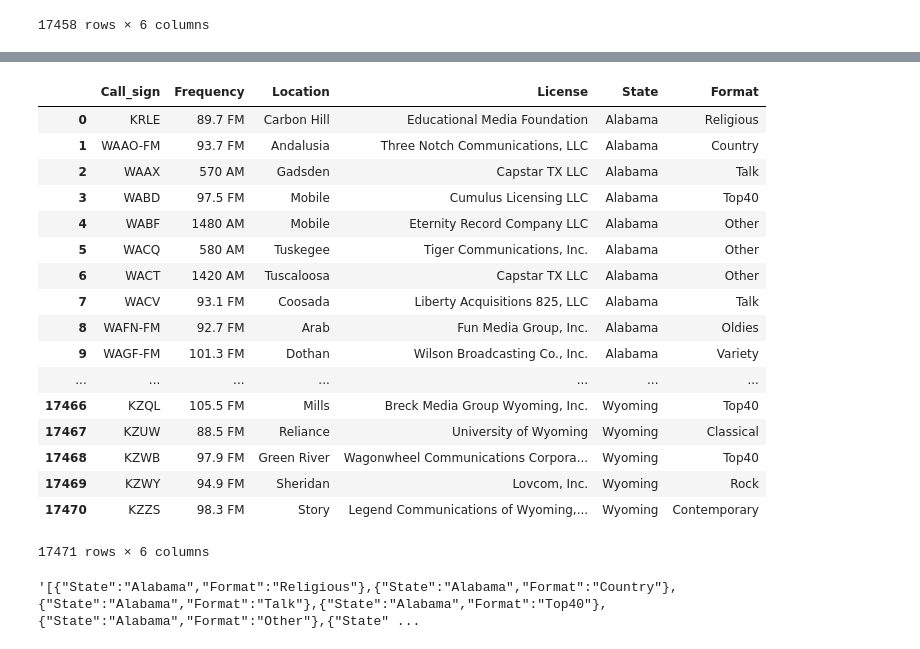
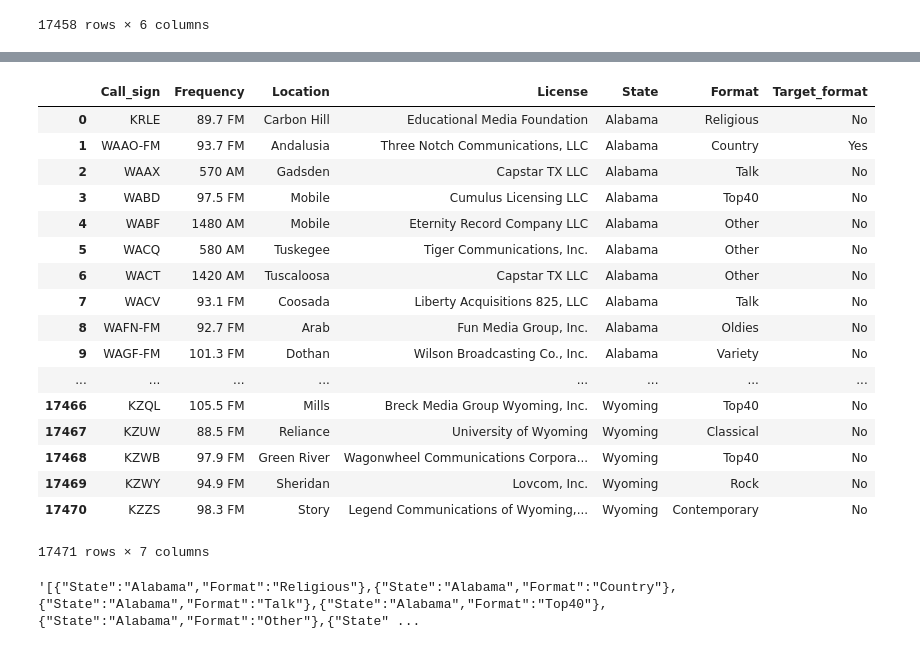
Before and after one commit to nancyculley/Medium-Data, a Jupyter notebook: Radio scrape - NC.ipynb, the cells around one changed output, grey strips where cells are left out. Drawn from its saved outputs; the diff is of its cells as text; code cells hidden in the pictures.

```diff
--- a/Radio scrape - NC.ipynb
+++ b/Radio scrape - NC.ipynb
@@ -114,22 +114,23 @@ radio_df
 # %%
 radio_df.Format.fillna(value="Other", inplace=True)
+radio_df.Target_format.fillna(value="No", inplace=True)
 radio_df
 # %% [output]
-|  | Call_sign | Frequency | Location | License | State | Format |
-| 0 | KRLE | 89.7 FM | Carbon Hill | Educational Media Foundation | Alabama | Religious |
-| 1 | WAAO-FM | 93.7 FM | Andalusia | Three Notch Communications, LLC | Alabama | Country |
-| 2 | WAAX | 570 AM | Gadsden | Capstar TX LLC | Alabama | Talk |
-| 3 | WABD | 97.5 FM | Mobile | Cumulus Licensing LLC | Alabama | Top40 |
-| 4 | WABF | 1480 AM | Mobile | Eternity Record Company LLC | Alabama | Other |
-| 5 | WACQ | 580 AM | Tuskegee | Tiger Communications, Inc. | Alabama | Other |
-| 6 | WACT | 1420 AM | Tuscaloosa | Capstar TX LLC | Alabama | Other |
-| 7 | WACV | 93.1 FM | Coosada | Liberty Acquisitions 825, LLC | Alabama | Talk |
-| 8 | WAFN-FM | 92.7 FM | Arab | Fun Media Group, Inc. | Alabama | Oldies |
-| 9 | WAGF-FM | 101.3 FM | Dothan | Wilson Broadcasting Co., Inc. | Alabama | Variety |
-| ... | ... | ... | ... | ... | ... | ... |
-| 17466 | KZQL | 105.5 FM | Mills | Breck Media Group Wyoming, Inc. | Wyoming | Top40 |
-| 17467 | KZUW | 88.5 FM | Reliance | University of Wyoming | Wyoming | Classical |
-| 17468 | KZWB | 97.9 FM | Green River | Wagonwheel Communications Corpora... | Wyoming | Top40 |
-| 17469 | KZWY | 94.9 FM | Sheridan | Lovcom, Inc. | Wyoming | Rock |
-| 17470 | KZZS | 98.3 FM | Story | Legend Communications of Wyoming,... | Wyoming | Contemporary |
+|  | Call_sign | Frequency | Location | License | State | Format | Target_format |
+| 0 | KRLE | 89.7 FM | Carbon Hill | Educational Media Foundation | Alabama | Religious | No |
+| 1 | WAAO-FM | 93.7 FM | Andalusia | Three Notch Communications, LLC | Alabama | Country | Yes |
+| 2 | WAAX | 570 AM | Gadsden | Capstar TX LLC | Alabama | Talk | No |
+| 3 | WABD | 97.5 FM | Mobile | Cumulus Licensing LLC | Alabama | Top40 | No |
+| 4 | WABF | 1480 AM | Mobile | Eternity Record Company LLC | Alabama | Other | No |
+| 5 | WACQ | 580 AM | Tuskegee | Tiger Communications, Inc. | Alabama | Other | No |
+| 6 | WACT | 1420 AM | Tuscaloosa | Capstar TX LLC | Alabama | Other | No |
+| 7 | WACV | 93.1 FM | Coosada | Liberty Acquisitions 825, LLC | Alabama | Talk | No |
+| 8 | WAFN-FM | 92.7 FM | Arab | Fun Media Group, Inc. | Alabama | Oldies | No |
+| 9 | WAGF-FM | 101.3 FM | Dothan | Wilson Broadcasting Co., Inc. | Alabama | Variety | No |
+| ... | ... | ... | ... | ... | ... | ... | ... |
+| 17466 | KZQL | 105.5 FM | Mills | Breck Media Group Wyoming, Inc. | Wyoming | Top40 | No |
+| 17467 | KZUW | 88.5 FM | Reliance | University of Wyoming | Wyoming | Classical | No |
+| 17468 | KZWB | 97.9 FM | Green River | Wagonwheel Communications Corpora... | Wyoming | Top40 | No |
+| 17469 | KZWY | 94.9 FM | Sheridan | Lovcom, Inc. | Wyoming | Rock | No |
+| 17470 | KZZS | 98.3 FM | Story | Legend Communications of Wyoming,... | Wyoming | Contemporary | No |
-17471 rows × 6 columns
+17471 rows × 7 columns
```
Also changed, not shown: parts of 3 cells of this notebook, 6 other files.
